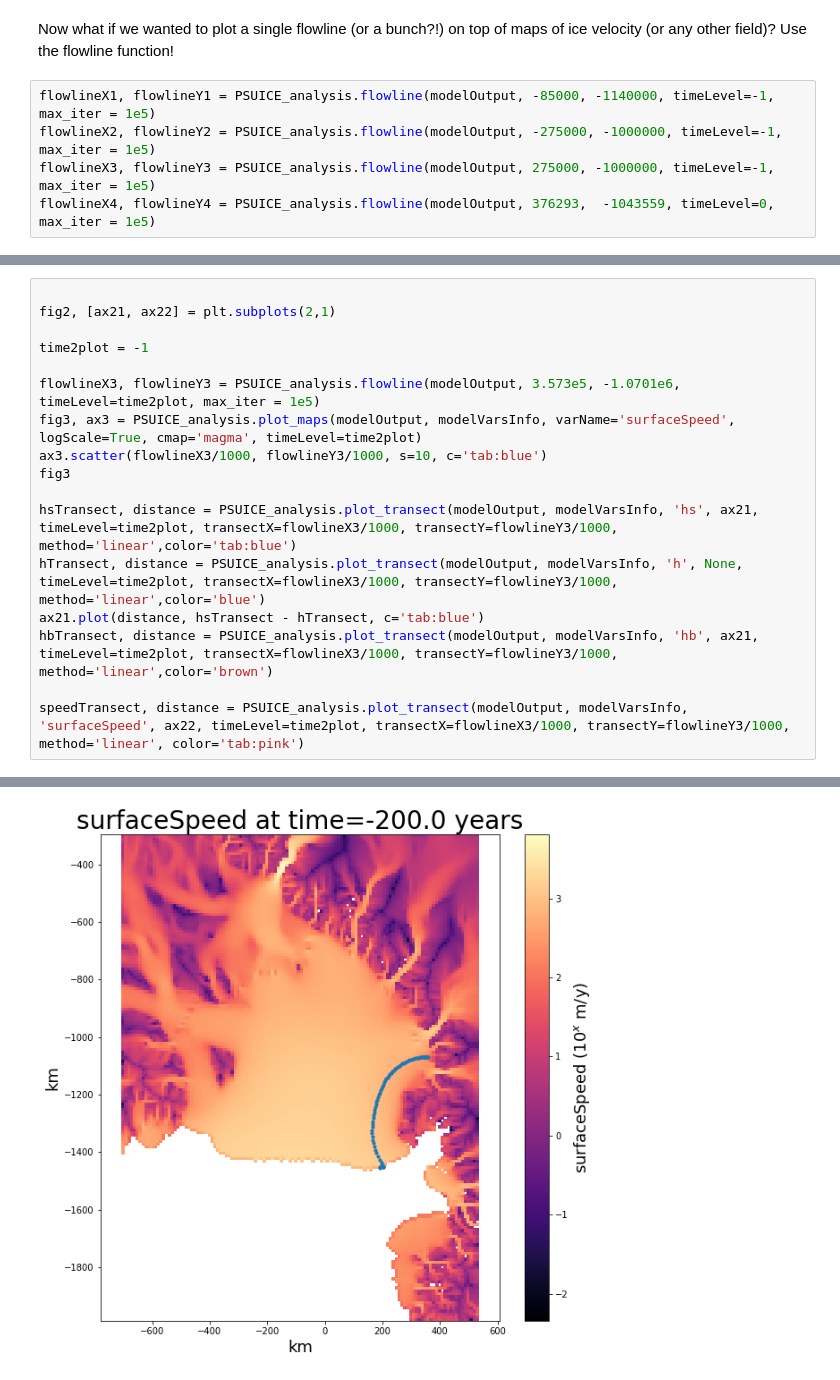
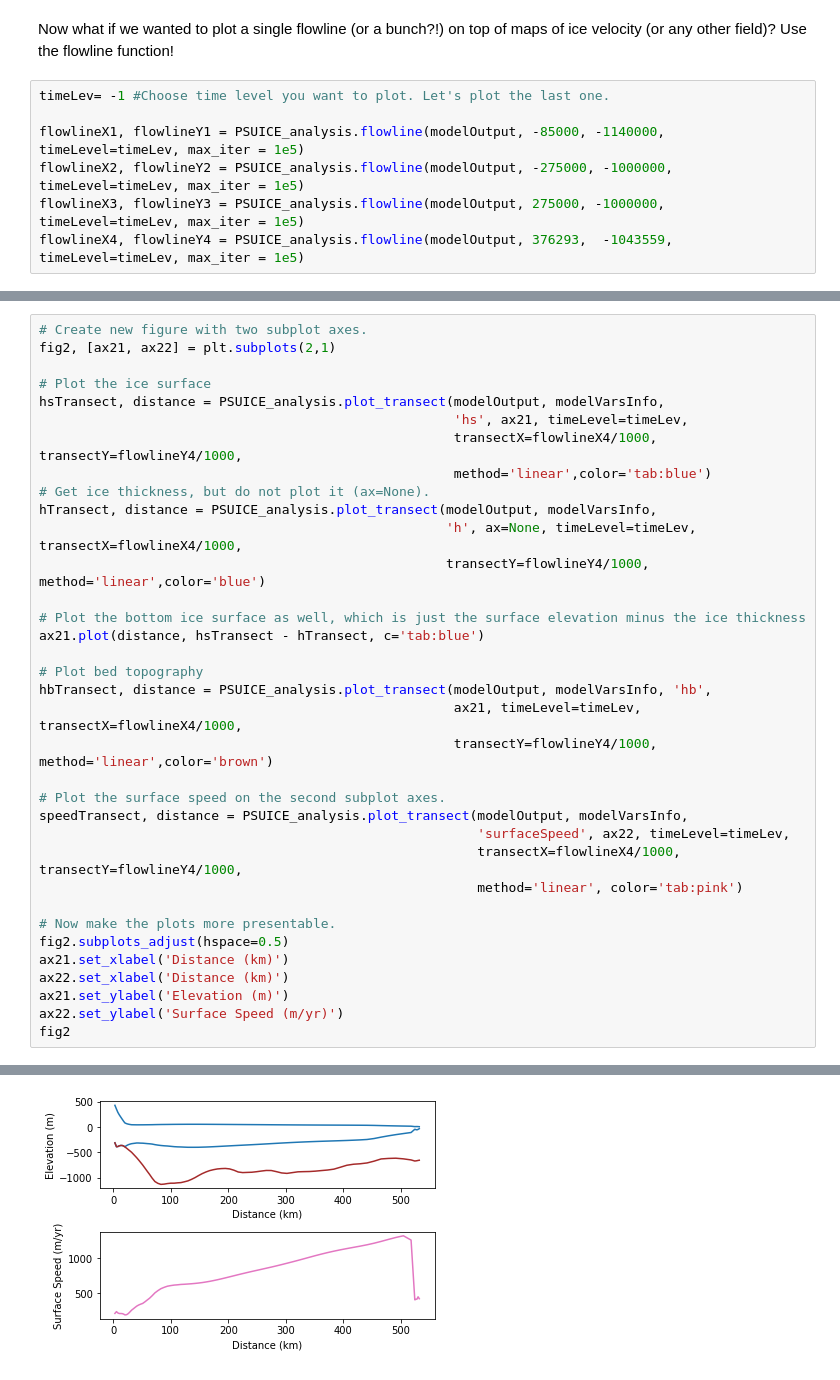
Before and after one commit to trhille/PSUICE_analysis, a Jupyter notebook: PSUICE_analysis_tutorial.ipynb, the cells around one changed output, grey strips where cells are left out. Saved outputs shown, nothing was run; the diff lists cells and outputs as text.

Commit message:
Update tutorial
Include examples of timeseriesAtPoint, plot_groundingLine, and plot_velocityVectors

```diff
--- a/PSUICE_analysis_tutorial.ipynb
+++ b/PSUICE_analysis_tutorial.ipynb
@@ -132,10 +132,12 @@ fig, ax = PSUICE_analysis.plot_maps(modelOutput, modelVarsInfo, varName='surface
 # %% [markdown]
 Now what if we wanted to plot a single flowline (or a bunch?!) on top of maps of ice velocity (or any other field)? Use the flowline function!
 # %%
-flowlineX1, flowlineY1 = PSUICE_analysis.flowline(modelOutput, -85000, -1140000, timeLevel=-1, max_iter = 1e5)
-flowlineX2, flowlineY2 = PSUICE_analysis.flowline(modelOutput, -275000, -1000000, timeLevel=-1, max_iter = 1e5)
-flowlineX3, flowlineY3 = PSUICE_analysis.flowline(modelOutput, 275000, -1000000, timeLevel=-1, max_iter = 1e5)
-flowlineX4, flowlineY4 = PSUICE_analysis.flowline(modelOutput, 376293,  -1043559, timeLevel=0, max_iter = 1e5)
+timeLev= -1 #Choose time level you want to plot. Let's plot the last one.
+
+flowlineX1, flowlineY1 = PSUICE_analysis.flowline(modelOutput, -85000, -1140000, timeLevel=timeLev, max_iter = 1e5)
+flowlineX2, flowlineY2 = PSUICE_analysis.flowline(modelOutput, -275000, -1000000, timeLevel=timeLev, max_iter = 1e5)
+flowlineX3, flowlineY3 = PSUICE_analysis.flowline(modelOutput, 275000, -1000000, timeLevel=timeLev, max_iter = 1e5)
+flowlineX4, flowlineY4 = PSUICE_analysis.flowline(modelOutput, 376293,  -1043559, timeLevel=timeLev, max_iter = 1e5)
 # %% [output]
 Performing flowline calculation for time-level -1
 time-level -1 took 19 iterations.
@@ -156,18 +175,36 @@ fig
 # %%
-
+# Create new figure with two subplot axes.
 fig2, [ax21, ax22] = plt.subplots(2,1)
 
-time2plot = -1
+# Plot the ice surface
+hsTransect, distance = PSUICE_analysis.plot_transect(modelOutput, modelVarsInfo,
+                                                     'hs', ax21, timeLevel=timeLev,
+                                                     transectX=flowlineX4/1000, transectY=flowlineY4/1000,
+                                                     method='linear',color='tab:blue')
+# Get ice thickness, but do not plot it (ax=None).
+hTransect, distance = PSUICE_analysis.plot_transect(modelOutput, modelVarsInfo,
+                                                    'h', ax=None, timeLevel=timeLev, transectX=flowlineX4/1000,
+                                                    transectY=flowlineY4/1000, method='linear',color='blue')
 
-flowlineX3, flowlineY3 = PSUICE_analysis.flowline(modelOutput, 3.573e5, -1.0701e6, timeLevel=time2plot, max_iter = 1e5)
-fig3, ax3 = PSUICE_analysis.plot_maps(modelOutput, modelVarsInfo, varName='surfaceSpeed', logScale=True, cmap='magma', timeLevel=time2plot)
-ax3.scatter(flowlineX3/1000, flowlineY3/1000, s=10, c='tab:blue')
-fig3
+# Plot the bottom ice surface as well, which is just the surface elevation minus the ice thickness
+ax21.plot(distance, hsTransect - hTransect, c='tab:blue')
 
-hsTransect, distance = PSUICE_analysis.plot_transect(modelOutput, modelVarsInfo, 'hs', ax21, timeLevel=time2plot, transectX=flowlineX3/1000, transectY=flowlineY3/1000, method='linear',color='tab:blue')
-hTransect, distance = PSUICE_analysis.plot_transect(modelOutput, modelVarsInfo, 'h', None, timeLevel=time2plot, transectX=flowlineX3/1000, transectY=flowlineY3/1000, method='linear',color='blue')
-ax21.plot(distance, hsTransect - hTransect, c='tab:blue')
-hbTransect, distance = PSUICE_analysis.plot_transect(modelOutput, modelVarsInfo, 'hb', ax21, timeLevel=time2plot, transectX=flowlineX3/1000, transectY=flowlineY3/1000, method='linear',color='brown')
+# Plot bed topography
+hbTransect, distance = PSUICE_analysis.plot_transect(modelOutput, modelVarsInfo, 'hb',
+                                                     ax21, timeLevel=timeLev, transectX=flowlineX4/1000,
+                                                     transectY=flowlineY4/1000, method='linear',color='brown')
 
-speedTransect, distance = PSUICE_analysis.plot_transect(modelOutput, modelVarsInfo, 'surfaceSpeed', ax22, timeLevel=time2plot, transectX=flowlineX3/1000, transectY=flowlineY3/1000, method='linear', color='tab:pink')
+# Plot the surface speed on the second subplot axes.
+speedTransect, distance = PSUICE_analysis.plot_transect(modelOutput, modelVarsInfo,
+                                                        'surfaceSpeed', ax22, timeLevel=timeLev,
+                                                        transectX=flowlineX4/1000, transectY=flowlineY4/1000,
+                                                        method='linear', color='tab:pink')
+
+# Now make the plots more presentable.
+fig2.subplots_adjust(hspace=0.5)
+ax21.set_xlabel('Distance (km)')
+ax22.set_xlabel('Distance (km)')
+ax21.set_ylabel('Elevation (m)')
+ax22.set_ylabel('Surface Speed (m/yr)')
+fig2
 # %% [output]
@@ -177 +212 @@ time-level -1 took 83 iterations.
-[figure, old version]
+[figure, new version]
```
Also changed, not shown: parts of 12 cells of this notebook.
